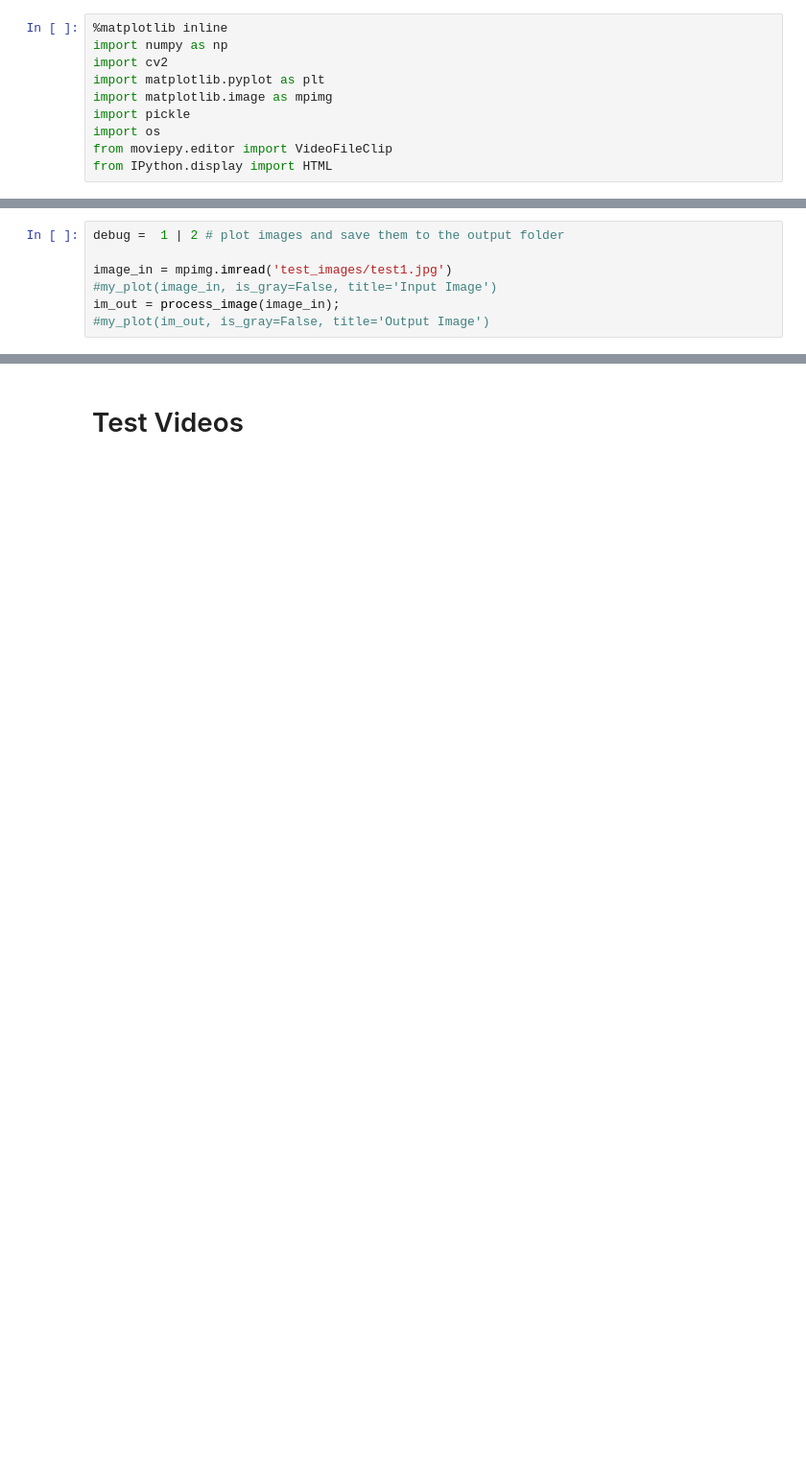
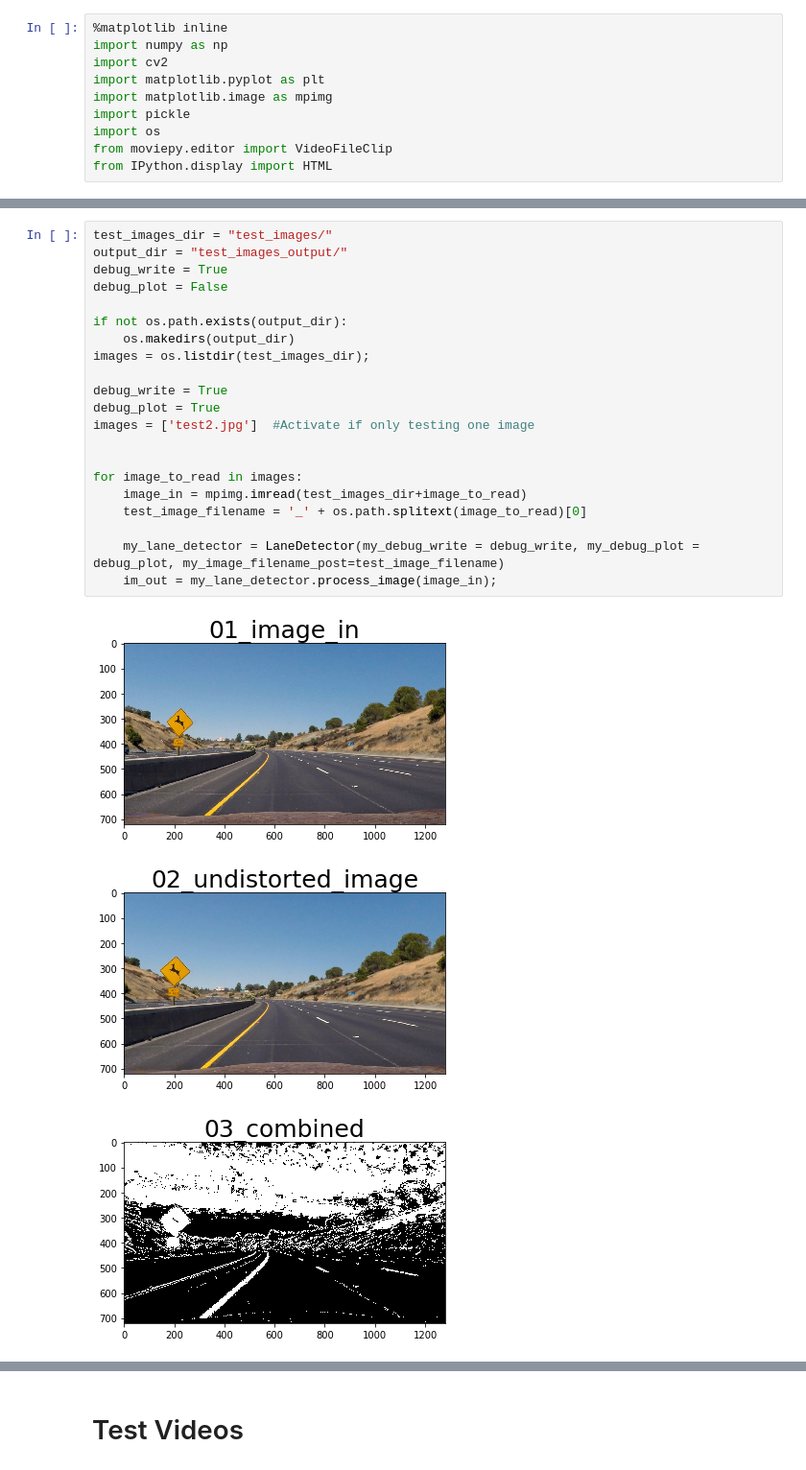
Before and after one commit to stein089/CarND-Advanced-Lane-Lines, a Jupyter notebook: lane_lines.ipynb, the cells around one changed output, grey strips where cells are left out. Shown at 96% size. Cells and saved outputs as stored; diff of their text form; blank space fills up the shorter version.

```diff
--- a/lane_lines.ipynb
+++ b/lane_lines.ipynb
@@ -439,7 +165,0 @@ def process_image(image_in):
-# %%
-debug =  1 | 2 # plot images and save them to the output folder
-
-image_in = mpimg.imread('test_images/test1.jpg')
-#my_plot(image_in, is_gray=False, title='Input Image')
-im_out = process_image(image_in);
-#my_plot(im_out, is_gray=False, title='Output Image')
@@ -456,0 +515,25 @@ im_out = process_image(image_in);
+# %%
+test_images_dir = "test_images/"
+output_dir = "test_images_output/"
+debug_write = True
+debug_plot = False
+
+if not os.path.exists(output_dir):
+    os.makedirs(output_dir)
+images = os.listdir(test_images_dir);
+
+debug_write = True
+debug_plot = True
+images = ['test2.jpg']  #Activate if only testing one image
+
+
+for image_to_read in images:
+    image_in = mpimg.imread(test_images_dir+image_to_read)
+    test_image_filename = '_' + os.path.splitext(image_to_read)[0]
+
+    my_lane_detector = LaneDetector(my_debug_write = debug_write, my_debug_plot = debug_plot, my_image_filename_post=test_image_filename)
+    im_out = my_lane_detector.process_image(image_in);
+# %% [output]
+[figure, added]
+[figure, added]
+[figure, added]
```
Also changed, not shown: parts of 17 cells of this notebook, 32 other files.
